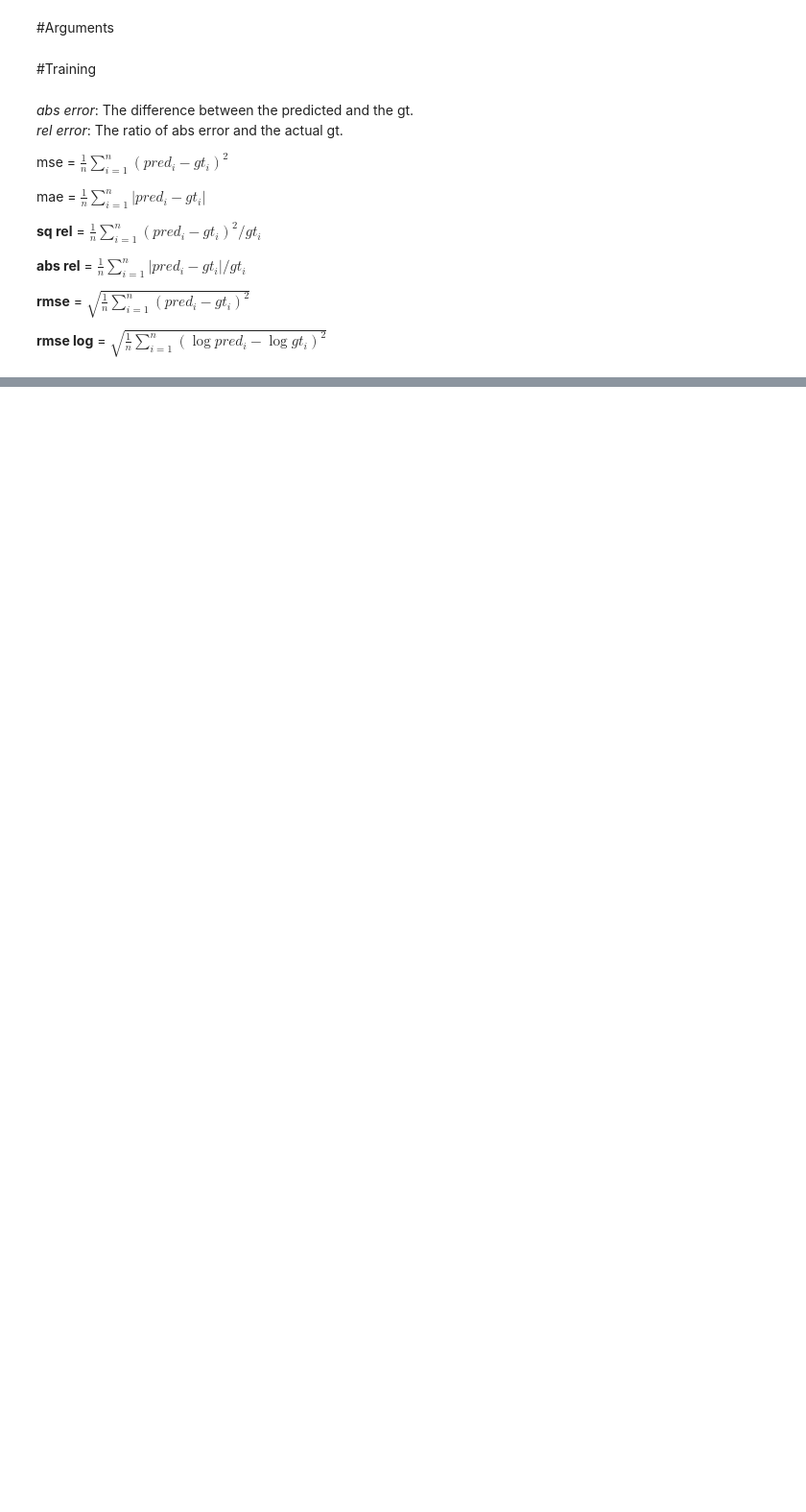
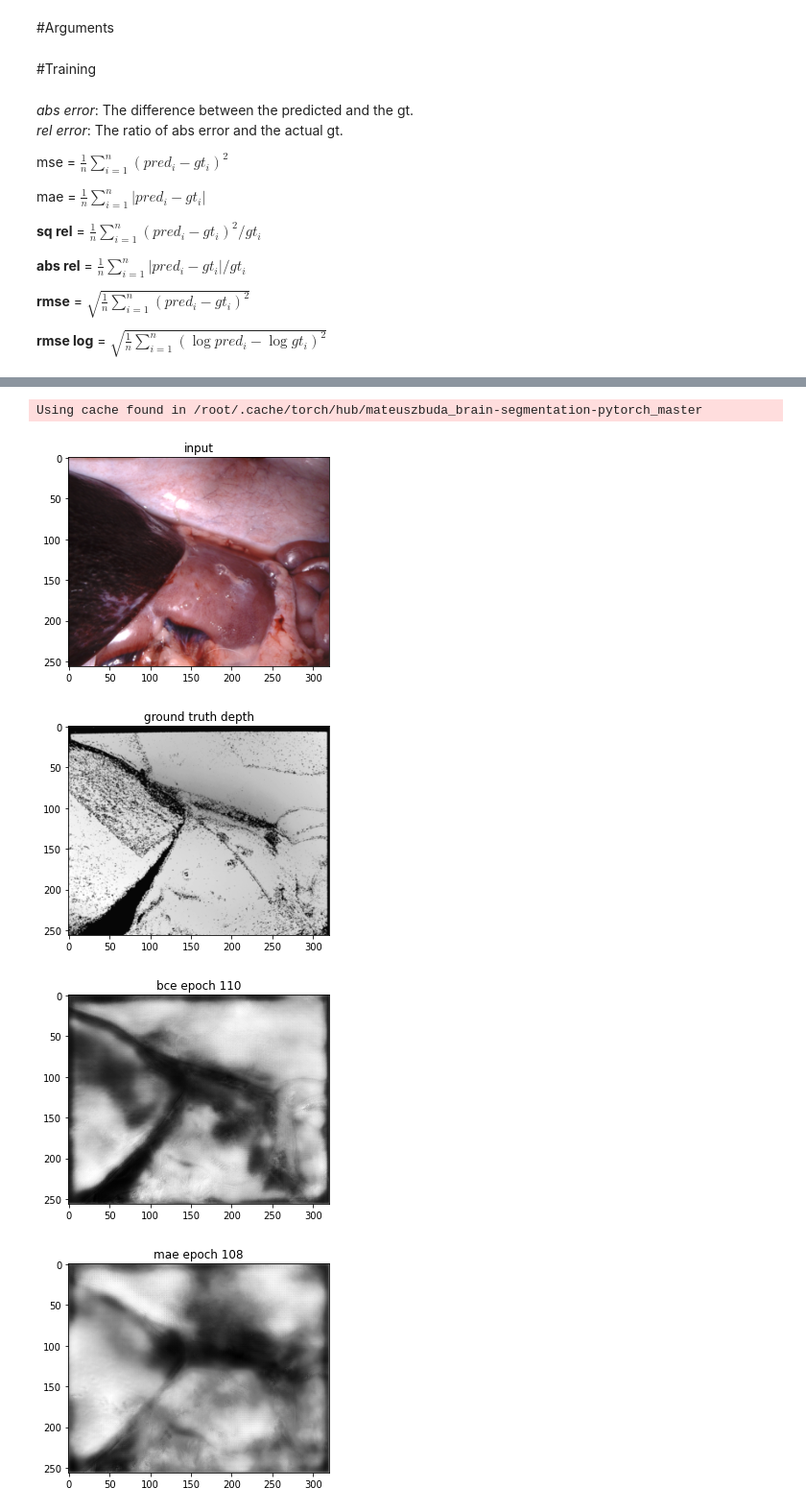
Before and after one commit to xiaowshi/Mono-Depth, a Jupyter notebook: SCAREDUnetLosses.ipynb, the cells around one changed output, grey strips where cells are left out. Shown: that part at 96% size. Saved outputs shown, nothing was run; the diff lists cells and outputs as text; code cells hidden in the pictures; blank space fills up the shorter version.

```diff
--- a/SCAREDUnetLosses.ipynb
+++ b/SCAREDUnetLosses.ipynb
@@ -297,0 +328,46 @@ Epoch:19, Curr MSE(L2):0.086653, RMSE:0.294370, RMSElog:0.901842, MSE rel:0.1833
+# %%
+import gdown
+url1 = 'https://drive.google.com/uc?id=1eOcmOO0osrOwwoxqZ9ujdEFhQB1FL7Hs'
+gdown.download(url1,'bce_epoch110',quiet=True)
+url2 = 'https://drive.google.com/uc?id=1_8XF5Moz-CCCvOiWfypUwjpFe-I8zWr6'
+gdown.download(url2,'mae_epoch108',quiet=True)
+url3 = 'https://drive.google.com/uc?id=1vTKtu5OWdARAWOENgIW4o6AjGYrkZOSD'
+gdown.download(url3,'mse_epoch119',quiet=True)
+url4 = 'https://drive.google.com/uc?id=1fNyyPYJ7SVwzAXTEGRQvw962pJYF8AI8'
+gdown.download(url4,'ssim_epoch118',quiet=True)
+
+(input, label) = dataset_valid[42]
+model = torch.hub.load('mateuszbuda/brain-segmentation-pytorch', 'unet',
+            in_channels=3, out_channels=1, init_features=32, pretrained=False)
+model.load_state_dict(torch.load('bce_epoch110'))
+model.cuda()
+prediction = model(input[None].cuda())
+model.load_state_dict(torch.load('mae_epoch108'))
+model.cuda()
+prediction2 = model(input[None].cuda())
+model.load_state_dict(torch.load('mse_epoch119'))
+model.cuda()
+prediction3 = model(input[None].cuda())
+model.load_state_dict(torch.load('ssim_epoch118'))
+model.cuda()
+prediction4 = model(input[None].cuda())
+# %% [output]
+Using cache found in /root/.cache/torch/hub/mateuszbuda_brain-segmentation-pytorch_master
+# %%
+plt.imshow(input.permute(1,2,0)), plt.title('input')
+plt.show()
+plt.imshow(label[0], cmap='gray'), plt.title('ground truth depth')
+plt.show()
+plt.plot(),plt.imshow(prediction[0][0].detach().cpu(), cmap='gray'), plt.title('bce epoch 110')
+plt.show()
+plt.plot(), plt.imshow(prediction2[0][0].detach().cpu(),cmap='gray'), plt.title('mae epoch 108')
+plt.show()
+plt.plot(), plt.imshow(prediction3[0][0].detach().cpu(),cmap='gray'), plt.title('mse epoch 119')
+plt.show()
+plt.plot(), plt.imshow(prediction4[0][0].detach().cpu(),cmap='gray'), plt.title('ssim epoch 118')
+plt.show()
+# %% [output]
+[figure, added]
+[figure, added]
+[figure, added]
+[figure, added]
```
Also changed, not shown: parts of 11 cells of this notebook.
